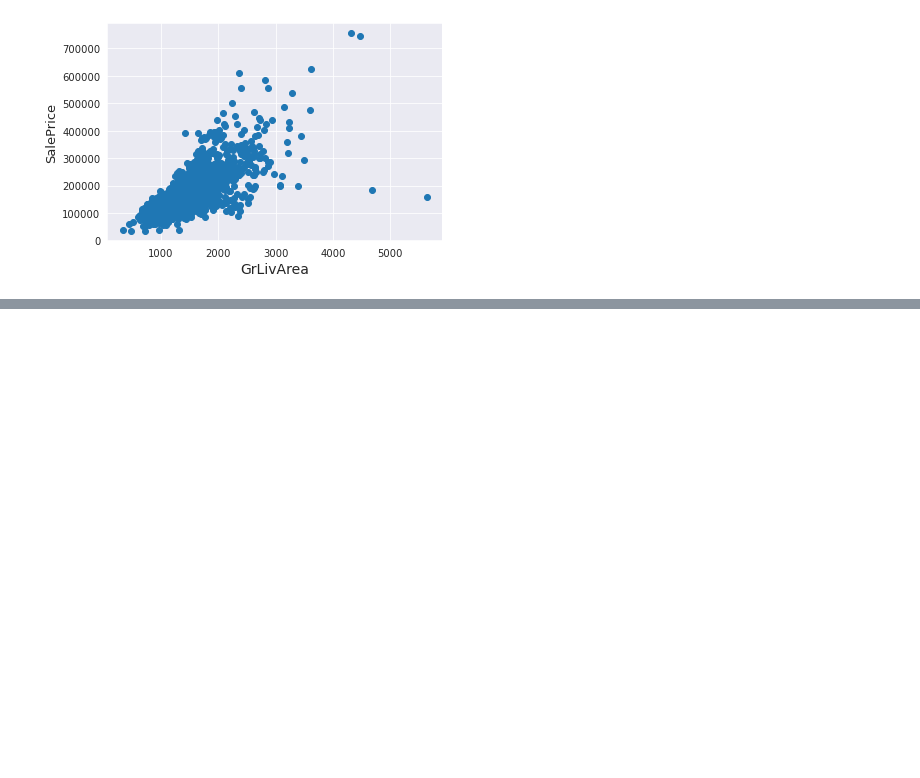
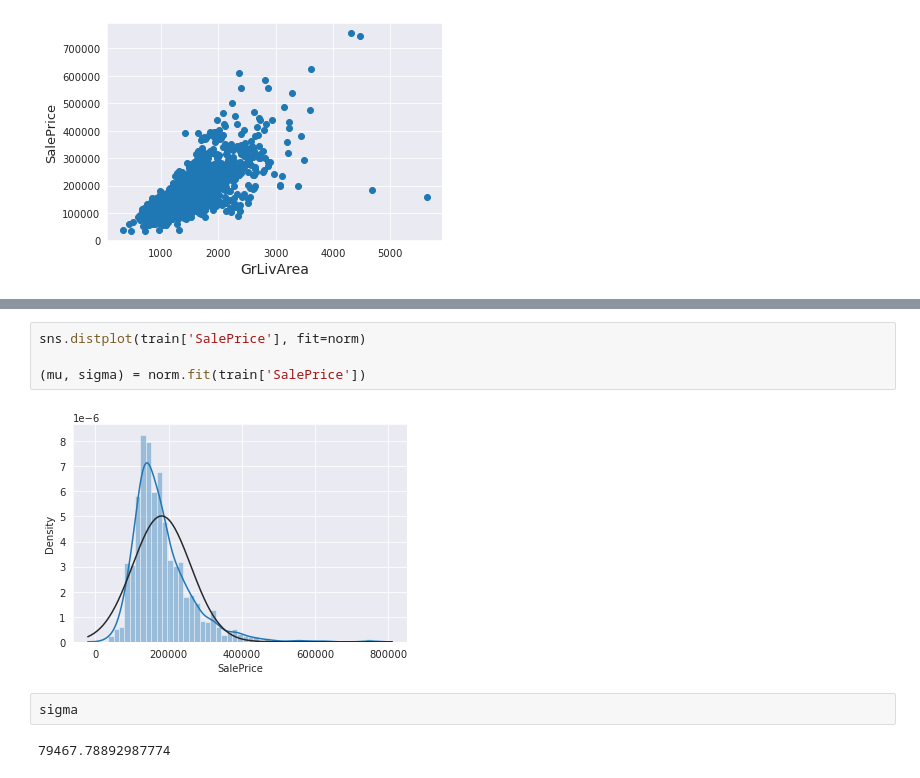
Before and after one commit to ducksfrogs/ma_kaggle, a Jupyter notebook: housePrice/jup/Untitled.ipynb, the cells around one changed output, grey strips where cells are left out. Drawn from its saved outputs; the diff is of its cells as text; blank space fills up the shorter version.

```diff
--- a/housePrice/jup/Untitled.ipynb
+++ b/housePrice/jup/Untitled.ipynb
@@ -73,0 +80,10 @@ KeyError: 'GrLiveArea'
+# %%
+sns.distplot(train['SalePrice'], fit=norm)
+
+(mu, sigma) = norm.fit(train['SalePrice'])
+# %% [output]
+[figure, added]
+# %%
+sigma
+# %% [output]
+79467.78892987774
```
Also changed, not shown: parts of 10 cells of this notebook, 1 other file.
